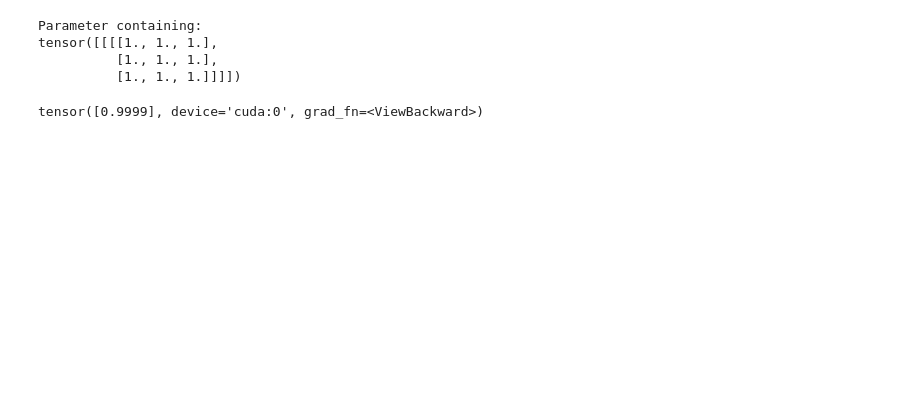
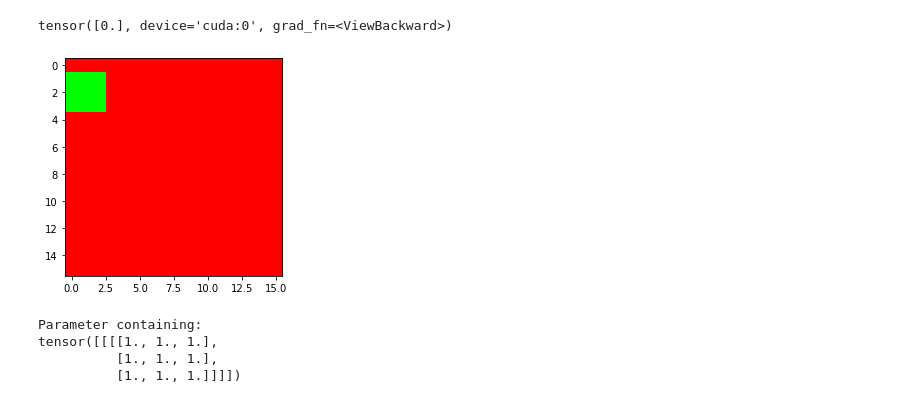
Before and after one commit to AustinXY/pconv-toy, a Jupyter notebook: pconv-toy.ipynb, the cells around one changed output. Saved outputs shown, nothing was run; the diff lists cells and outputs as text; code cells hidden in the pictures; blank space fills up the shorter version.

```diff
--- a/pconv-toy.ipynb
+++ b/pconv-toy.ipynb
@@ -93,14 +93,15 @@ class PartialConv2d(nn.Conv2d):
             return output
 # %%
 class G(nn.Module):
-    def __init__(self):
+    def __init__(self, ngf=64, nz=64):
         super().__init__()
-        self.ngf = 64
+        self.ngf = ngf
+        self.nz = nz
         self.define_module()
 
     def define_module(self):
         ngf = self.ngf
-        in_dim = 64
+        in_dim = self.nz
         self.fc = nn.Sequential(
             nn.Linear(in_dim, ngf * 4 * 4, bias=False),
             nn.BatchNorm1d(ngf * 4 * 4),
@@ -112,7 +113,7 @@ class G(nn.Module):
 
     def forward(self, z_code):
         out_code = self.fc(z_code)
-        out_code = out_code.view(-1, self.ngf, 4, 4)  # 64 * 4 * 4
+        out_code = out_code.view(-1, self.ngf, 4, 4)     # 64 * 4 * 4
         out_code = self.upsample1(out_code)              # 32 * 8 * 8
         out_code = self.upsample2(out_code)              # 16 * 16 * 16
         img = self.to_rgb(out_code)
@@ -120,17 +121,18 @@ class G(nn.Module):
 
 
 class D(nn.Module):
-    def __init__(self):
+    def __init__(self, ndf=64):
         super().__init__()
+        self.ndf = ndf
         self.define_module()
 
     def define_module(self):
-        ndf = 16
-        self.from_rgb = fromRGB_layer(ndf)
-        self.downblock1 = downBlock_p(ndf, ndf * 2, 3, 1, 1)
-        self.downblock2 = downBlock_p(ndf * 2, ndf * 4, 3, 1, 1)
+        ndf = self.ndf
+        self.from_rgb = fromRGB_layer(ndf // 4)
+        self.downblock1 = downBlock_p(ndf // 4, ndf // 2, 3, 1, 1)
+        self.downblock2 = downBlock_p(ndf // 2, ndf, 3, 1, 1)
 #         self.downblock3 = downBlock_p(ndf * 2, ndf * 2, 3, 1, 1)
-        self.uncond_logits = PartialConv2d(ndf * 4, 1, kernel_size=4, stride=4)
+        self.uncond_logits = PartialConv2d(ndf, 1, kernel_size=4, stride=4)
     def forward(self, x_var, mask=None):
         """
         - x_var (tensor): 3x16x16
@@ -414,3 +471,10 @@ tensor([0.0029, 0.0019, 0.0031, 0.0030, 0.0031, 0.0031, 0.0032, 0.0032, 0.0031,
+# %%
+im, _ = prepare_data(1, 3)
+imshow(im[0])
+netD(im)
+# %% [output]
+tensor([0.], device='cuda:0', grad_fn=<ViewBackward>)
+[figure, added]
 # %%
 conv2d = PartialConv2d(3, 1, 3, 2, 0, bias=False)
 conv = PartialConv(3, 1, 3, 2, 0, bias=False)
@@ -421,8 +485,3 @@ Parameter containing:
 tensor([[[[1., 1., 1.],
           [1., 1., 1.],
           [1., 1., 1.]]]])
-# %%
-im, _ = prepare_data(1, 0)
-netD(im)
-# %% [output]
-tensor([0.9999], device='cuda:0', grad_fn=<ViewBackward>)
```
Also changed, not shown: parts of 16 cells of this notebook.
